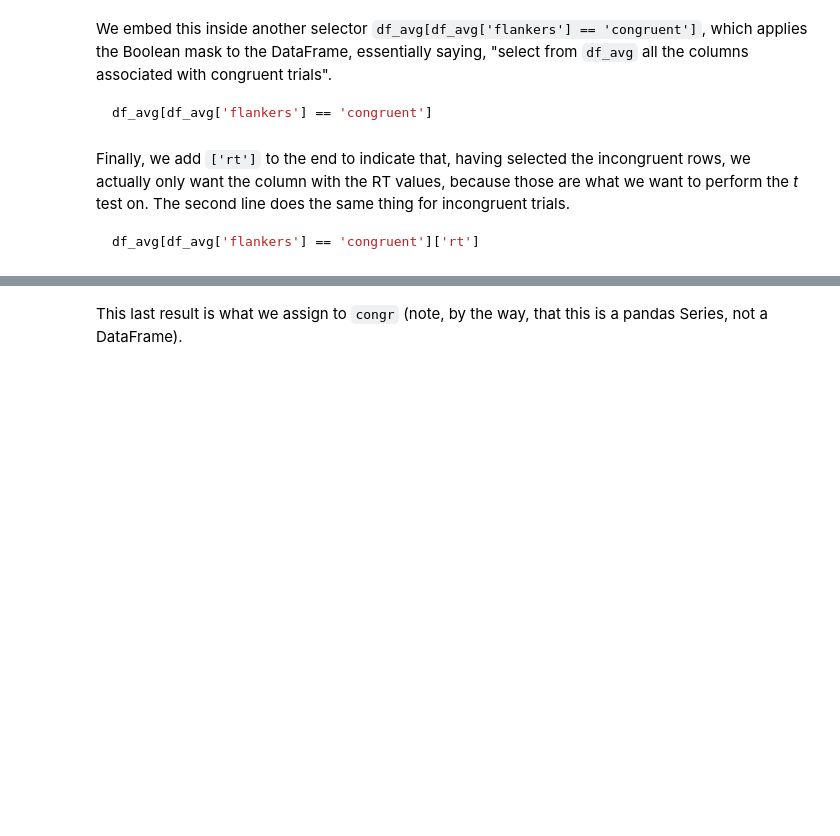
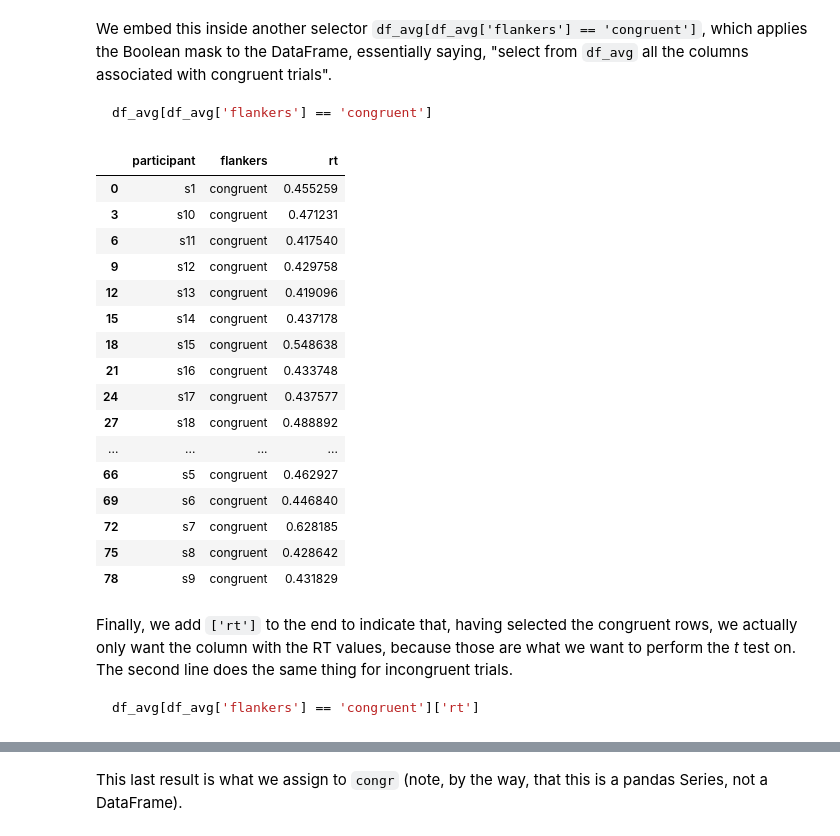
Before and after one commit to mohabdelaziz-CNS/Exploratory-Data-Analysis, a Jupyter notebook: 3 - ttests.ipynb, the cells around one changed output, grey strips where cells are left out. Saved outputs shown, nothing was run; the diff lists cells and outputs as text; code cells hidden in the pictures; blank space fills up the shorter version.

```diff
--- a/3 - ttests.ipynb
+++ b/3 - ttests.ipynb
@@ -83,8 +101,28 @@ We embed this inside another selector `df_avg[df_avg['flankers'] == 'congruent']
 ~~~python
 df_avg[df_avg['flankers'] == 'congruent']
 ~~~
+# %%
+df_avg[df_avg['flankers'] == 'congruent']
+# %% [output]
+|  | participant | flankers | rt |
+| 0 | s1 | congruent | 0.455259 |
+| 3 | s10 | congruent | 0.471231 |
+| 6 | s11 | congruent | 0.417540 |
+| 9 | s12 | congruent | 0.429758 |
+| 12 | s13 | congruent | 0.419096 |
+| 15 | s14 | congruent | 0.437178 |
+| 18 | s15 | congruent | 0.548638 |
+| 21 | s16 | congruent | 0.433748 |
+| 24 | s17 | congruent | 0.437577 |
+| 27 | s18 | congruent | 0.488892 |
+| ... | ... | ... | ... |
+| 66 | s5 | congruent | 0.462927 |
+| 69 | s6 | congruent | 0.446840 |
+| 72 | s7 | congruent | 0.628185 |
+| 75 | s8 | congruent | 0.428642 |
+| 78 | s9 | congruent | 0.431829 |
 # %% [markdown]
-Finally, we add `['rt']` to the end to indicate that, having selected the incongruent rows, we actually only want the column with the RT values, because those are what we want to perform the *t* test on. The second line does the same thing for incongruent trials.
+Finally, we add `['rt']` to the end to indicate that, having selected the congruent rows, we actually only want the column with the RT values, because those are what we want to perform the *t* test on. The second line does the same thing for incongruent trials.
 
 ~~~python
 df_avg[df_avg['flankers'] == 'congruent']['rt']
```
Also changed, not shown: parts of 10 cells of this notebook.
